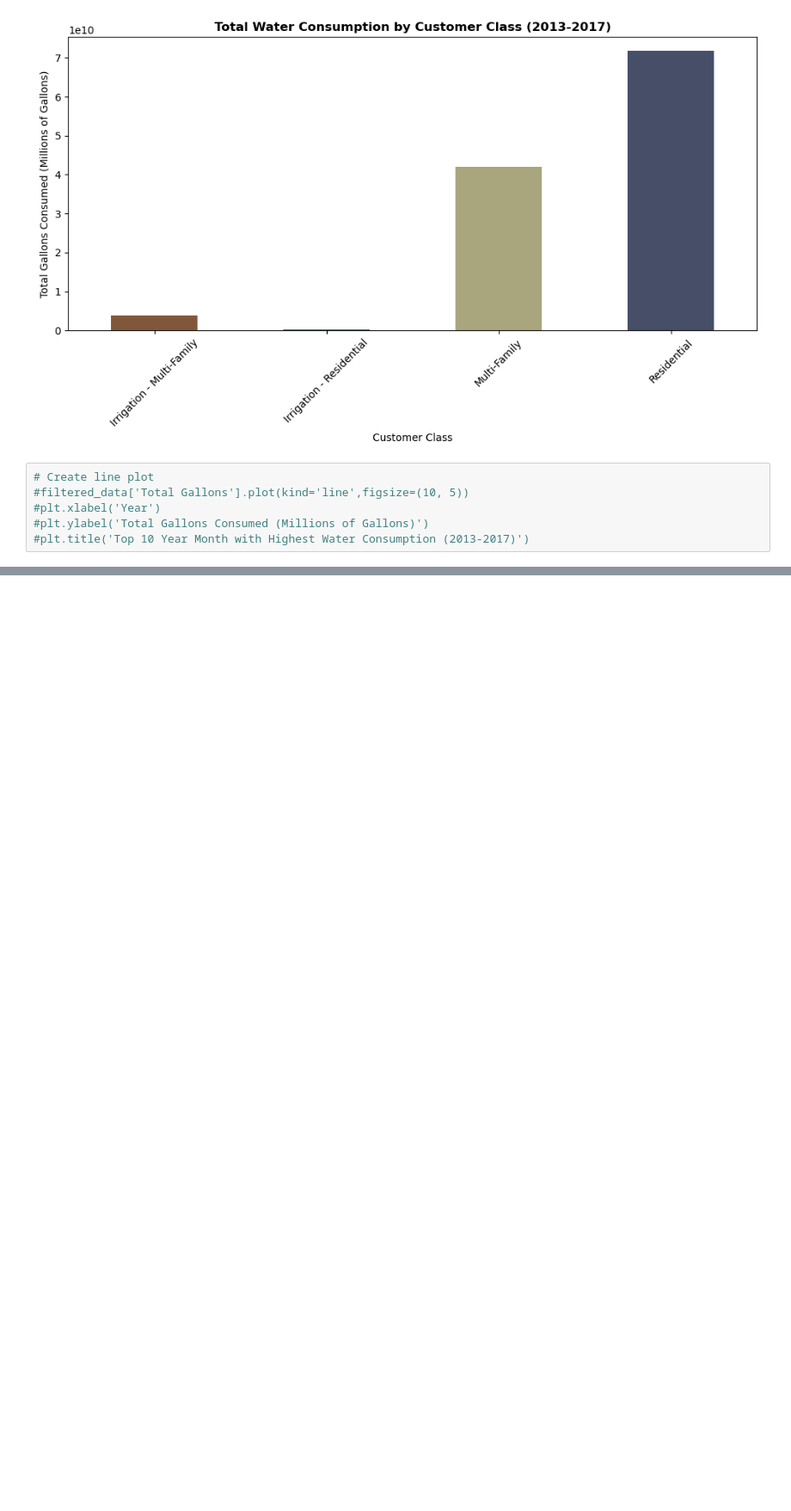
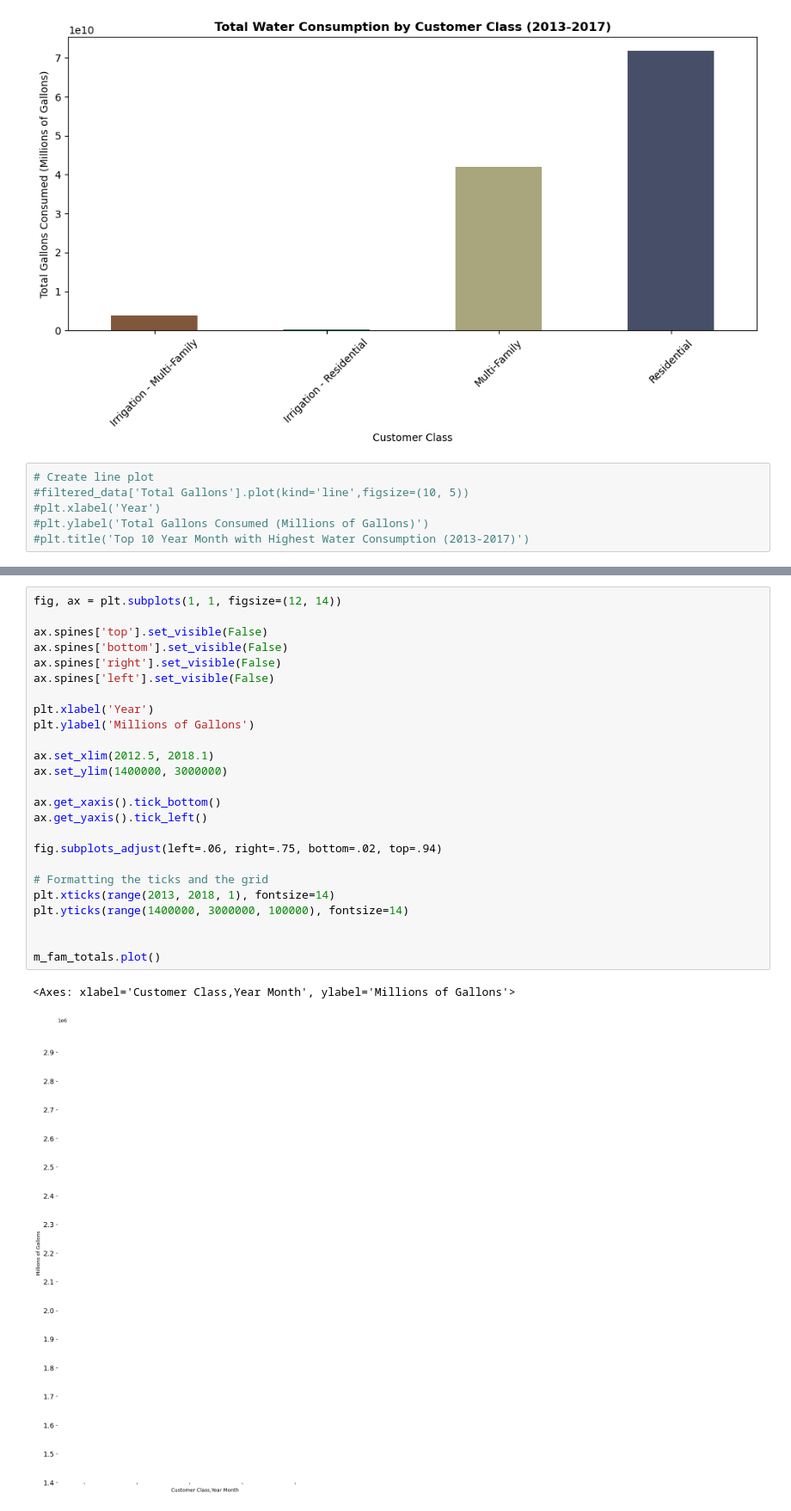
Before and after one commit to kadyepley/project-one, a Jupyter notebook: AustinWeather/Austin_project.ipynb, the cells around one changed output, grey strips where cells are left out. Shown at 86% size. Cells and saved outputs as stored; diff of their text form; blank space fills up the shorter version.

```diff
--- a/AustinWeather/Austin_project.ipynb
+++ b/AustinWeather/Austin_project.ipynb
@@ -147,0 +211,28 @@ KeyError: 'Year Month'
+# %%
+fig, ax = plt.subplots(1, 1, figsize=(12, 14))
+
+ax.spines['top'].set_visible(False)
+ax.spines['bottom'].set_visible(False)
+ax.spines['right'].set_visible(False)
+ax.spines['left'].set_visible(False)
+
+plt.xlabel('Year')
+plt.ylabel('Millions of Gallons')
+
+ax.set_xlim(2012.5, 2018.1)
+ax.set_ylim(1400000, 3000000)
+
+ax.get_xaxis().tick_bottom()
+ax.get_yaxis().tick_left()
+
+fig.subplots_adjust(left=.06, right=.75, bottom=.02, top=.94)
+
+# Formatting the ticks and the grid
+plt.xticks(range(2013, 2018, 1), fontsize=14)
+plt.yticks(range(1400000, 3000000, 100000), fontsize=14)
+
+
+m_fam_totals.plot()
+# %% [output]
+<Axes: xlabel='Customer Class,Year Month', ylabel='Millions of Gallons'>
+[figure, added]
```
Also changed, not shown: parts of 7 cells of this notebook.
